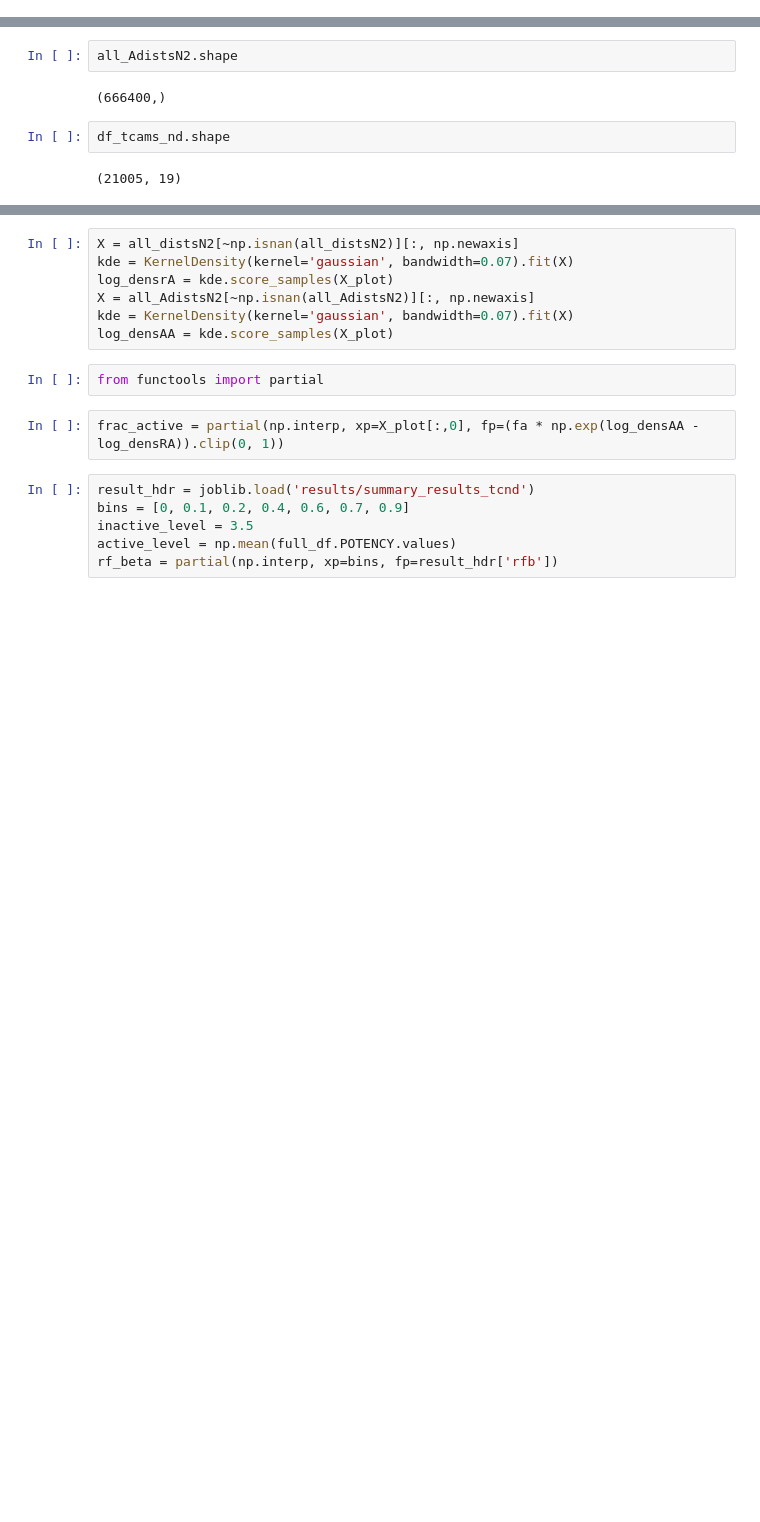
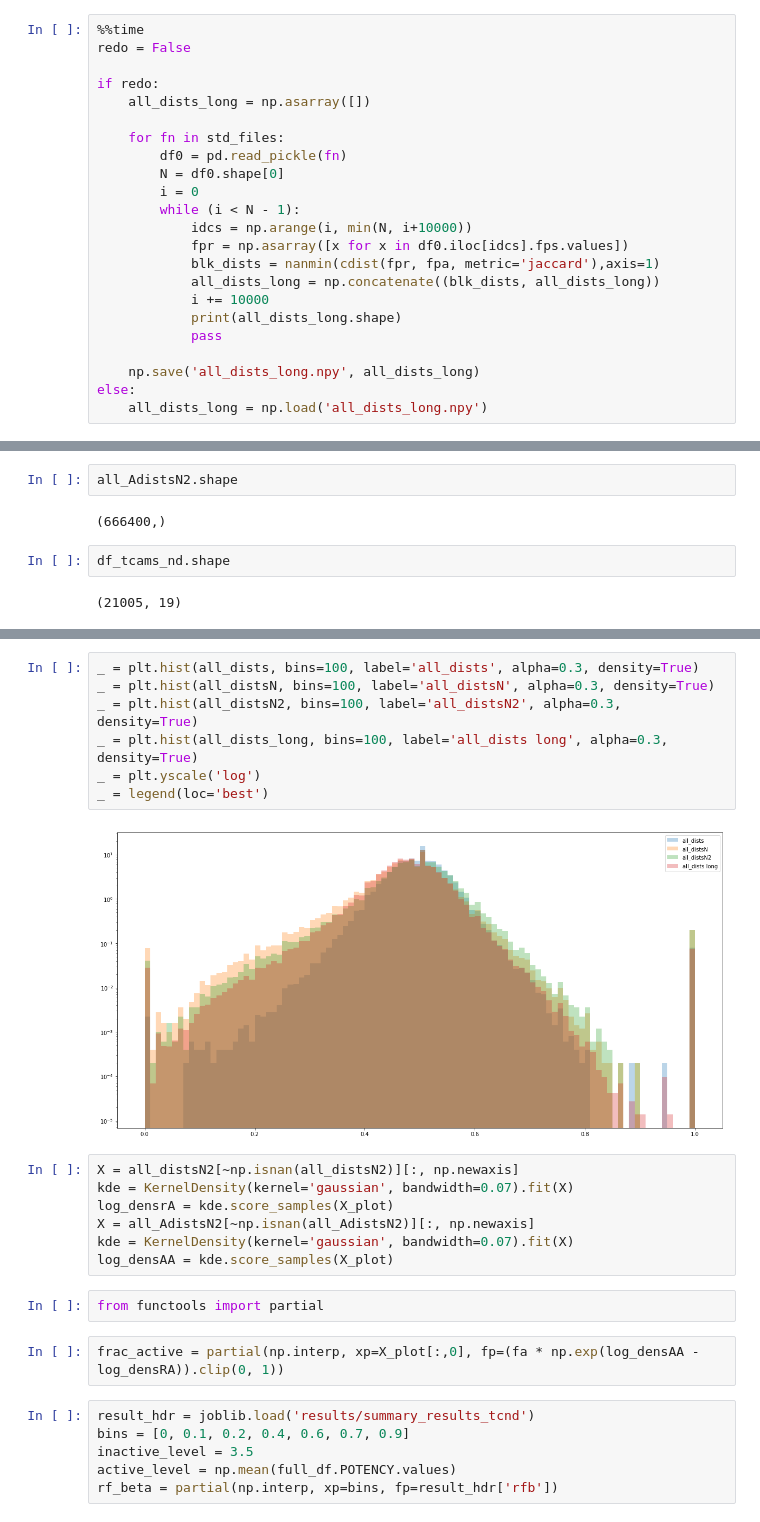
Before and after one commit to owatson/PenalizedPrediction, a Jupyter notebook: MalariaRedoAppendix2.ipynb, the cells around one changed output, grey strips where cells are left out. Cells and saved outputs as stored; diff of their text form; blank space fills up the shorter version.

```diff
--- a/MalariaRedoAppendix2.ipynb
+++ b/MalariaRedoAppendix2.ipynb
@@ -67,0 +129,23 @@ else:
+# %%
+%%time
+redo = False
+
+if redo:
+    all_dists_long = np.asarray([])
+
+    for fn in std_files:
+        df0 = pd.read_pickle(fn)
+        N = df0.shape[0]
+        i = 0
+        while (i < N - 1):
+            idcs = np.arange(i, min(N, i+10000))
+            fpr = np.asarray([x for x in df0.iloc[idcs].fps.values])
+            blk_dists = nanmin(cdist(fpr, fpa, metric='jaccard'),axis=1)
+            all_dists_long = np.concatenate((blk_dists, all_dists_long))
+            i += 10000
+            print(all_dists_long.shape)
+            pass
+
+    np.save('all_dists_long.npy', all_dists_long)
+else:
+    all_dists_long = np.load('all_dists_long.npy')
@@ -221,3 +371,12 @@ savefig('bandwidth.png')
+# %%
+_ = plt.hist(all_dists, bins=100, label='all_dists', alpha=0.3, density=True)
+_ = plt.hist(all_distsN, bins=100, label='all_distsN', alpha=0.3, density=True)
+_ = plt.hist(all_distsN2, bins=100, label='all_distsN2', alpha=0.3, density=True)
+_ = plt.hist(all_dists_long, bins=100, label='all_dists long', alpha=0.3, density=True)
+_ = plt.yscale('log')
+_ = legend(loc='best')
+# %% [output]
+[figure, added]
 # %%
 X = all_distsN2[~np.isnan(all_distsN2)][:, np.newaxis]
 kde = KernelDensity(kernel='gaussian', bandwidth=0.07).fit(X)
```
Also changed, not shown: parts of 40 cells of this notebook, 11 other files.
